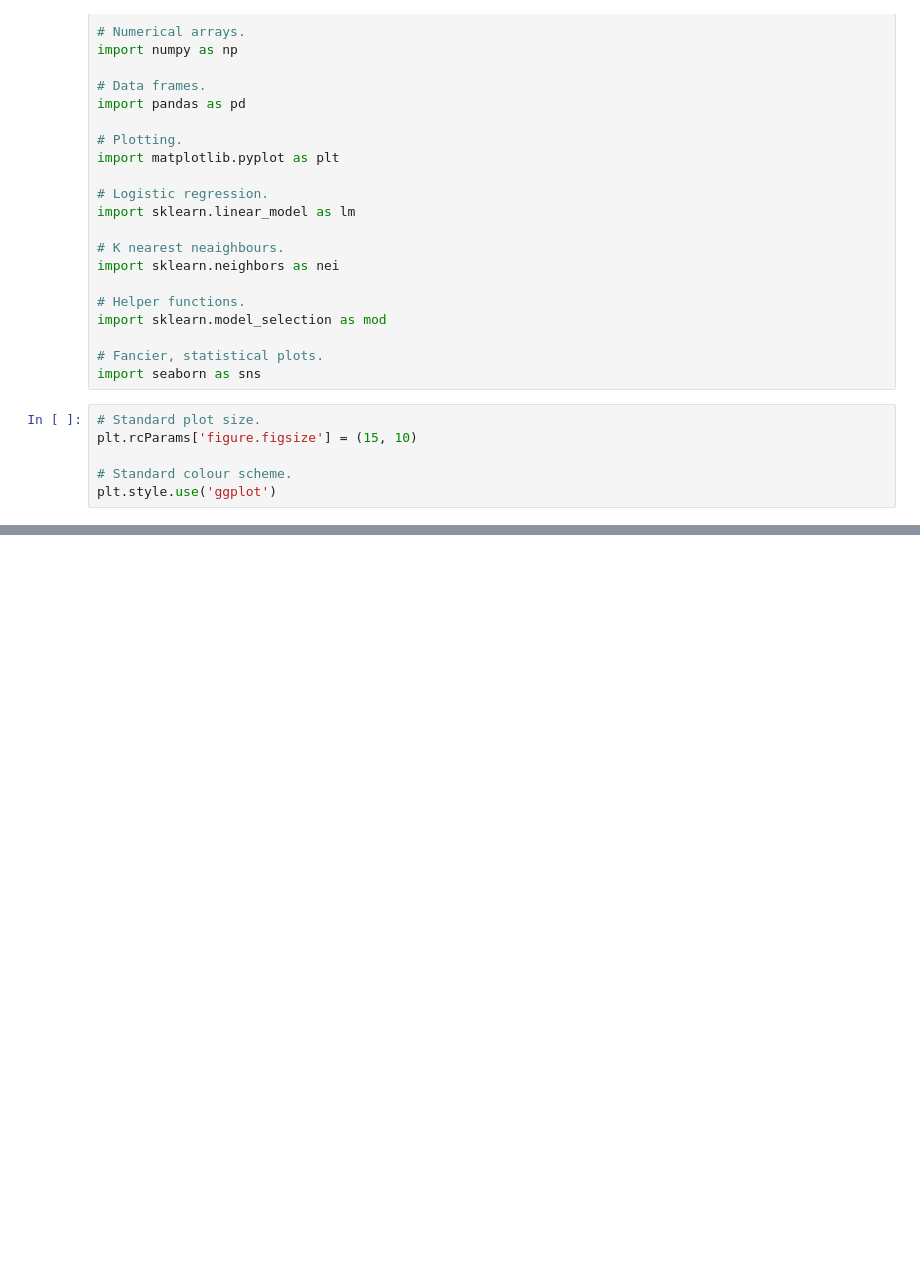
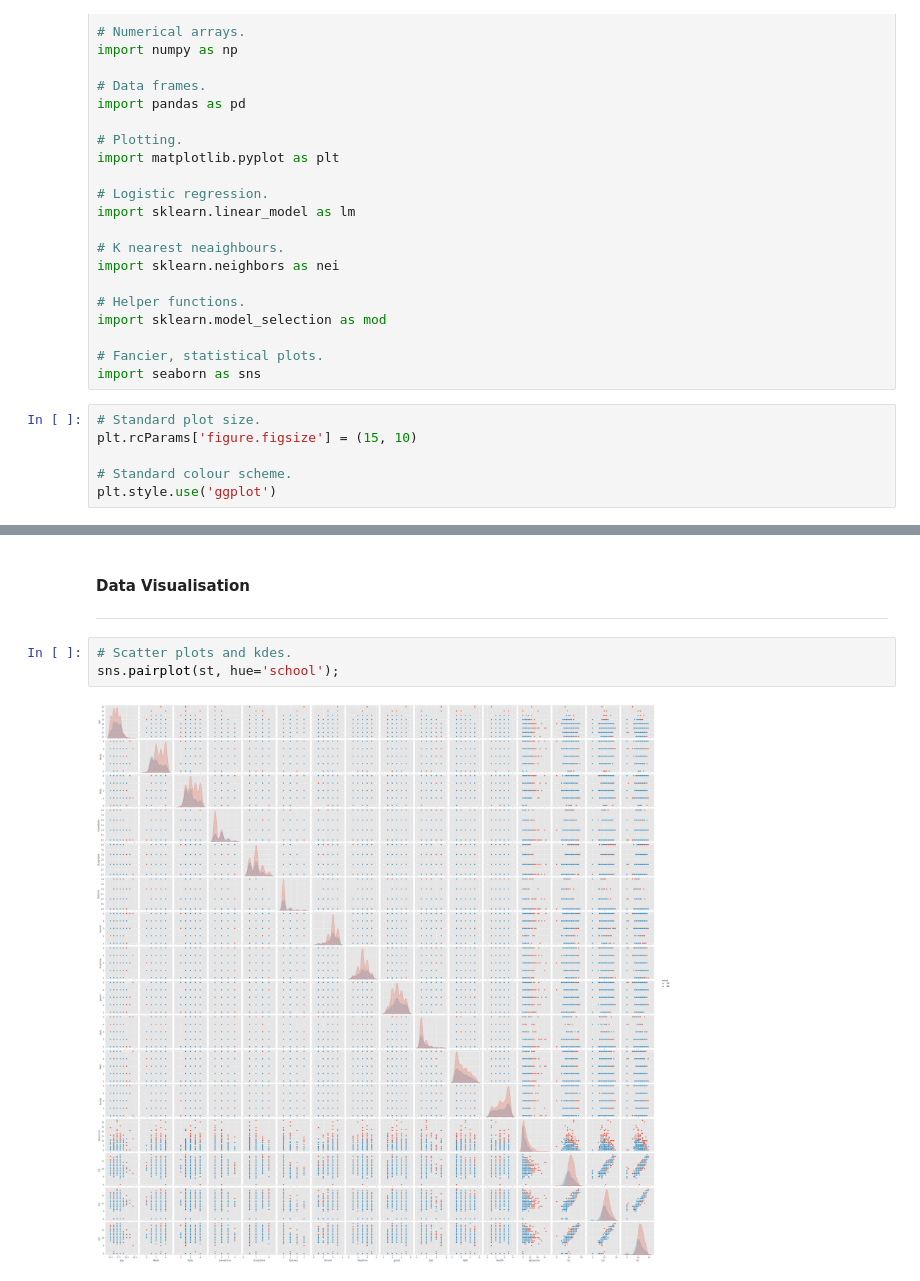
Before and after one commit to PantareeBew/EmergingTechAssessment, a Jupyter notebook: Scikit-Learn.ipynb, the cells around one changed output, grey strips where cells are left out. Cells and saved outputs as stored; diff of their text form; blank space fills up the shorter version.

```diff
--- a/Scikit-Learn.ipynb
+++ b/Scikit-Learn.ipynb
@@ -78,0 +162,8 @@ st
+# %% [markdown]
+#### Data Visualisation
+<hr>
+# %%
+# Scatter plots and kdes.
+sns.pairplot(st, hue='school');
+# %% [output]
+[figure, added]
```
Also changed, not shown: parts of 18 cells of this notebook.
